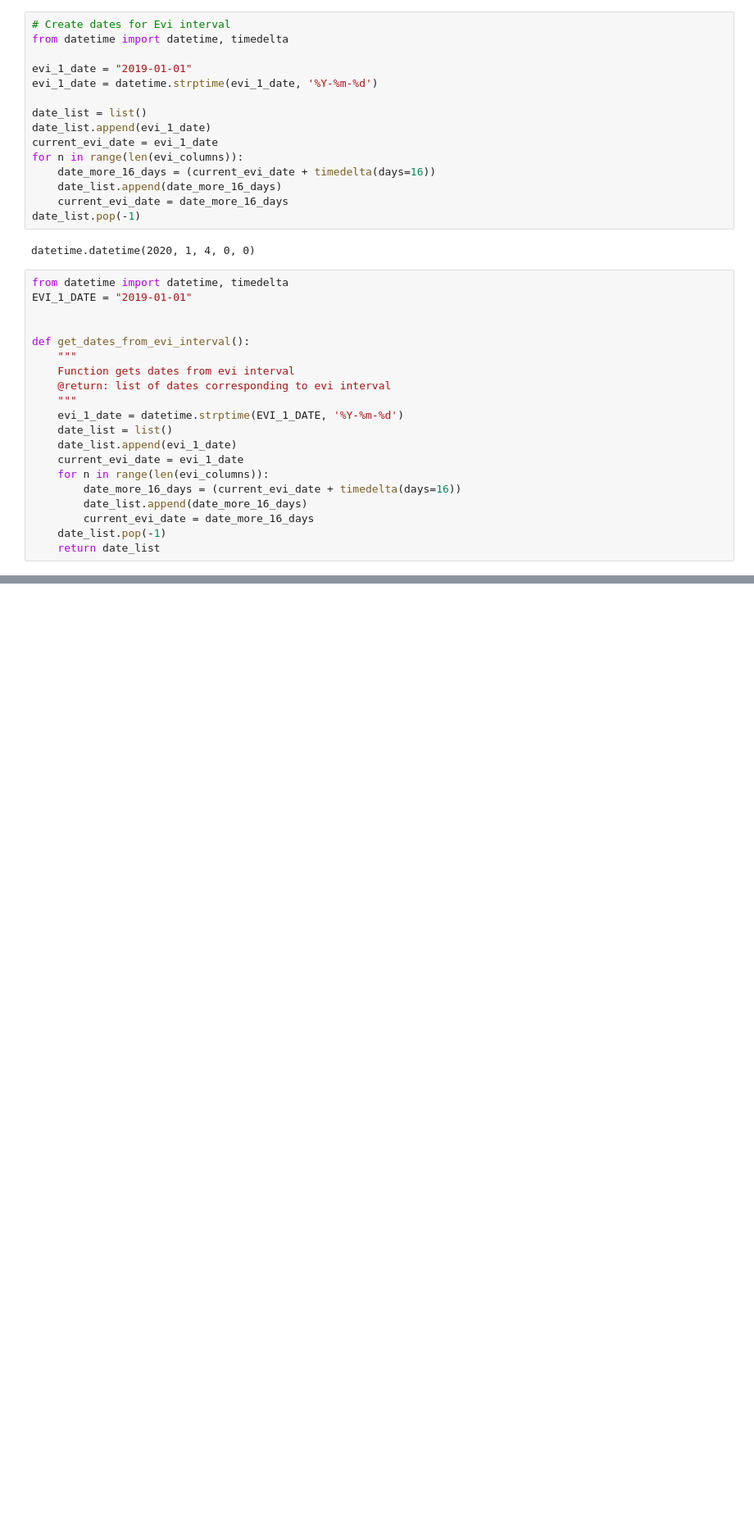
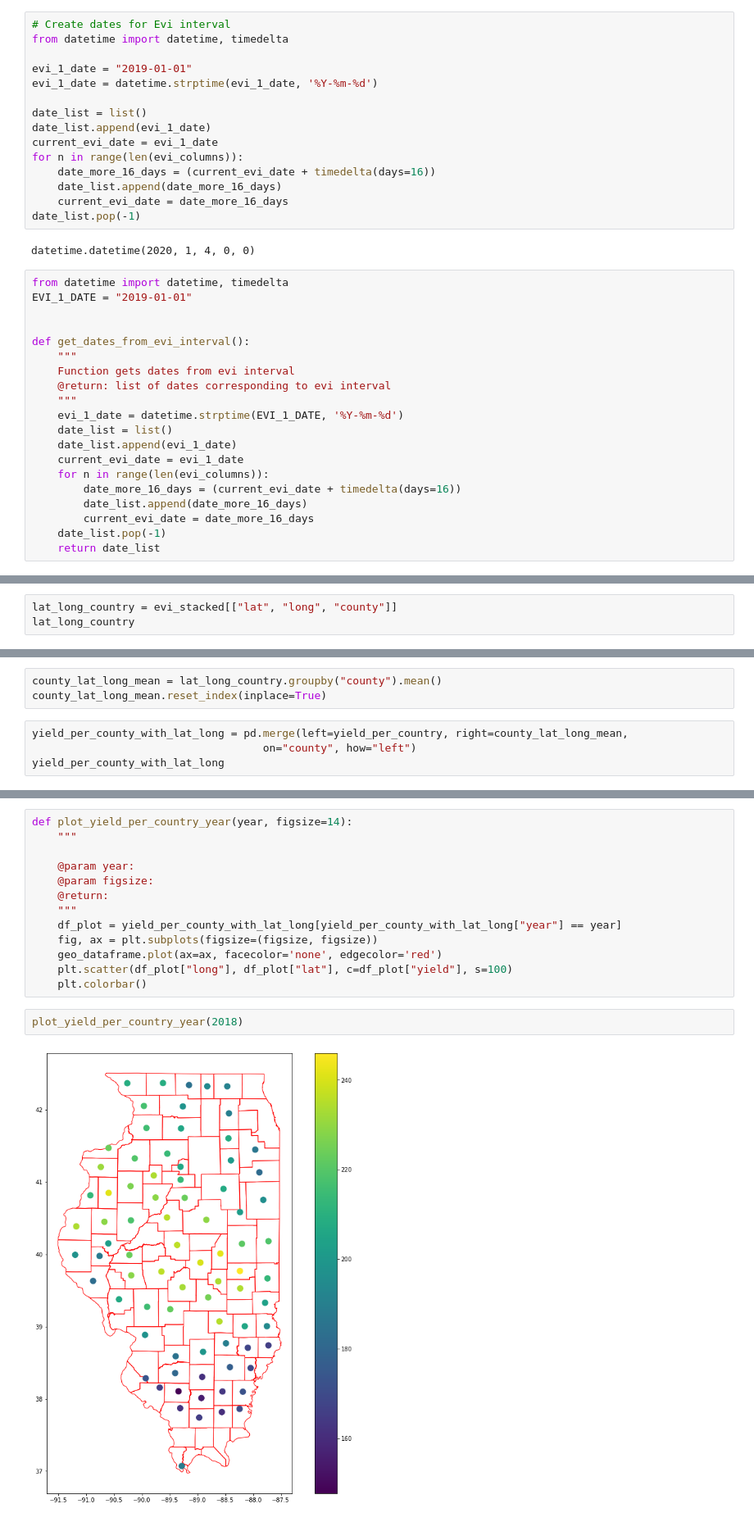
Before and after one commit to AlexBernaus/aihack2021, a Jupyter notebook: notebooks/JC_02_geopandas.ipynb, the cells around one changed output, grey strips where cells are left out. Shown at 82% size. Cells and saved outputs as stored; diff of their text form; blank space fills up the shorter version.

```diff
--- a/notebooks/JC_02_geopandas.ipynb
+++ b/notebooks/JC_02_geopandas.ipynb
@@ -205,0 +330,3 @@ fig.show()
+# %%
+lat_long_country = evi_stacked[["lat", "long", "county"]]
+lat_long_country
@@ -205,0 +347,7 @@ fig.show()
+# %%
+county_lat_long_mean = lat_long_country.groupby("county").mean()
+county_lat_long_mean.reset_index(inplace=True)
+# %%
+yield_per_county_with_lat_long = pd.merge(left=yield_per_country, right=county_lat_long_mean,
+                                    on="county", how="left")
+yield_per_county_with_lat_long
@@ -205,0 +368,17 @@ fig.show()
+# %%
+def plot_yield_per_country_year(year, figsize=14):
+    """
+
+    @param year:
+    @param figsize:
+    @return:
+    """
+    df_plot = yield_per_county_with_lat_long[yield_per_county_with_lat_long["year"] == year]
+    fig, ax = plt.subplots(figsize=(figsize, figsize))
+    geo_dataframe.plot(ax=ax, facecolor='none', edgecolor='red')
+    plt.scatter(df_plot["long"], df_plot["lat"], c=df_plot["yield"], s=100)
+    plt.colorbar()
+# %%
+plot_yield_per_country_year(2018)
+# %% [output]
+[figure, added]
```
Also changed, not shown: parts of 18 cells of this notebook, 1 other file.
